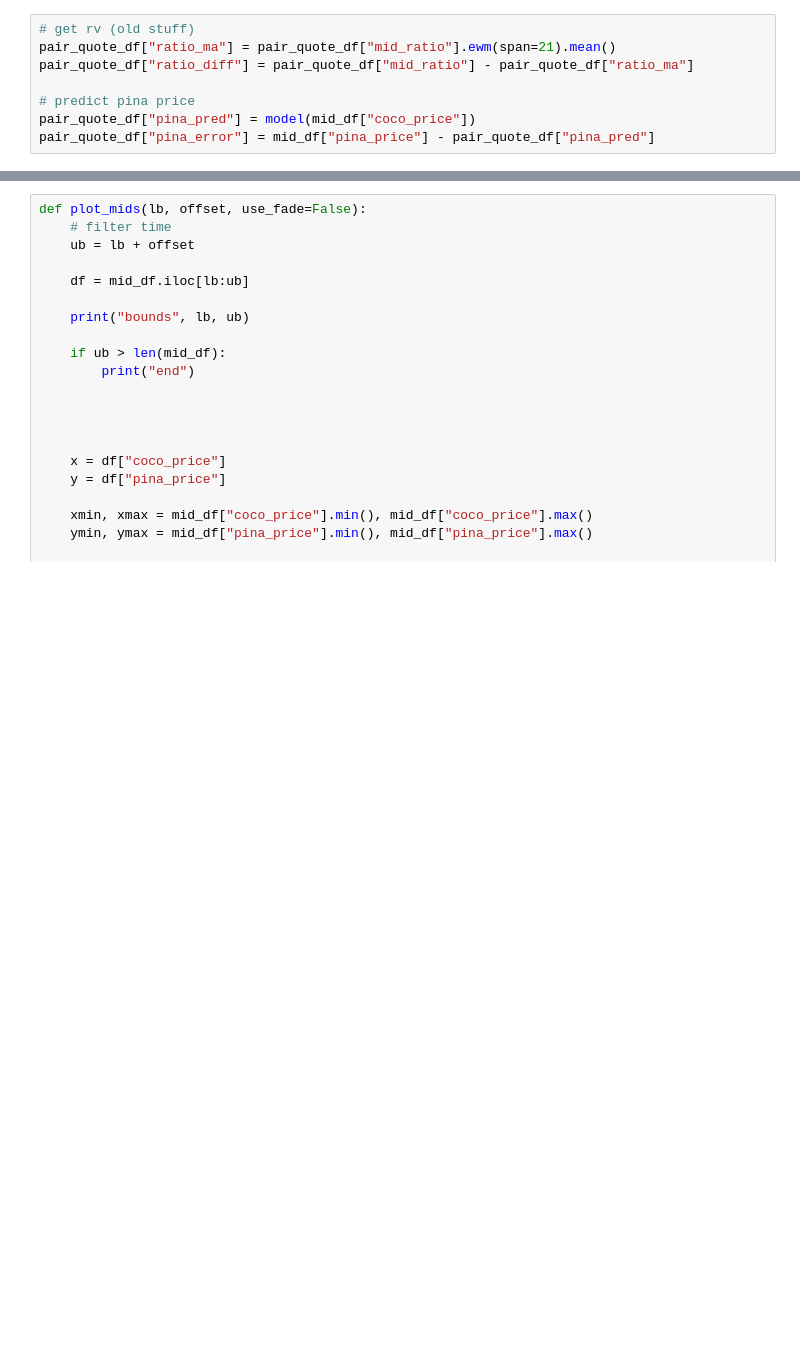
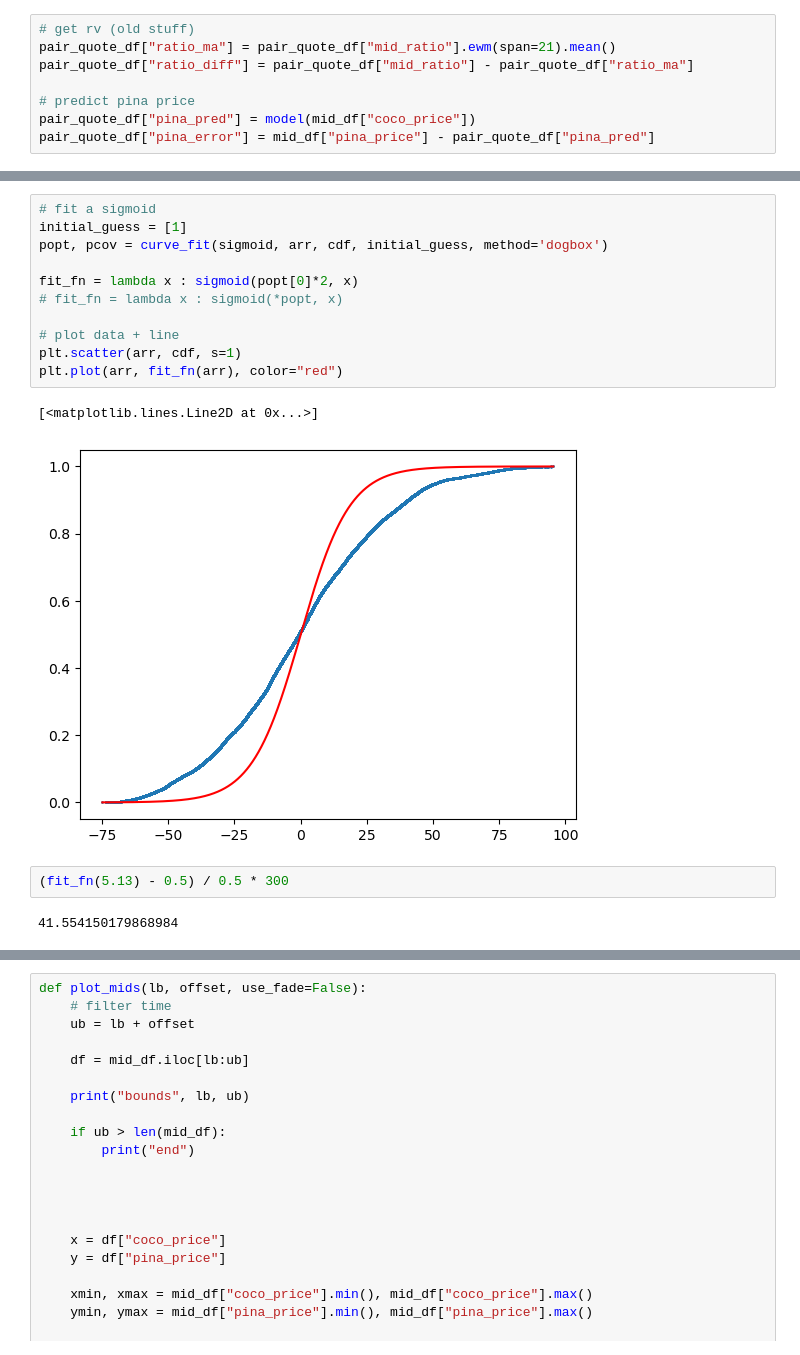
Before and after one commit to rzhan11/IMCTradingComp23, a Jupyter notebook: nbs/round2-csv-exploration-pairs.ipynb, the cells around one changed output, grey strips where cells are left out. Cells and saved outputs as stored; diff of their text form; blank space fills up the shorter version.

```diff
--- a/nbs/round2-csv-exploration-pairs.ipynb
+++ b/nbs/round2-csv-exploration-pairs.ipynb
@@ -1254,0 +1249,18 @@ plt.plot(pair_quote_df["pina_error"])
+# %%
+# fit a sigmoid
+initial_guess = [1]
+popt, pcov = curve_fit(sigmoid, arr, cdf, initial_guess, method='dogbox')
+
+fit_fn = lambda x : sigmoid(popt[0]*2, x)
+# fit_fn = lambda x : sigmoid(*popt, x)
+
+# plot data + line
+plt.scatter(arr, cdf, s=1)
+plt.plot(arr, fit_fn(arr), color="red")
+# %% [output]
+[<matplotlib.lines.Line2D at 0x...>]
+[figure, added]
+# %%
+(fit_fn(5.13) - 0.5) / 0.5 * 300
+# %% [output]
+41.554150179868984
```
Also changed, not shown: parts of 51 cells of this notebook, 4 other files.
